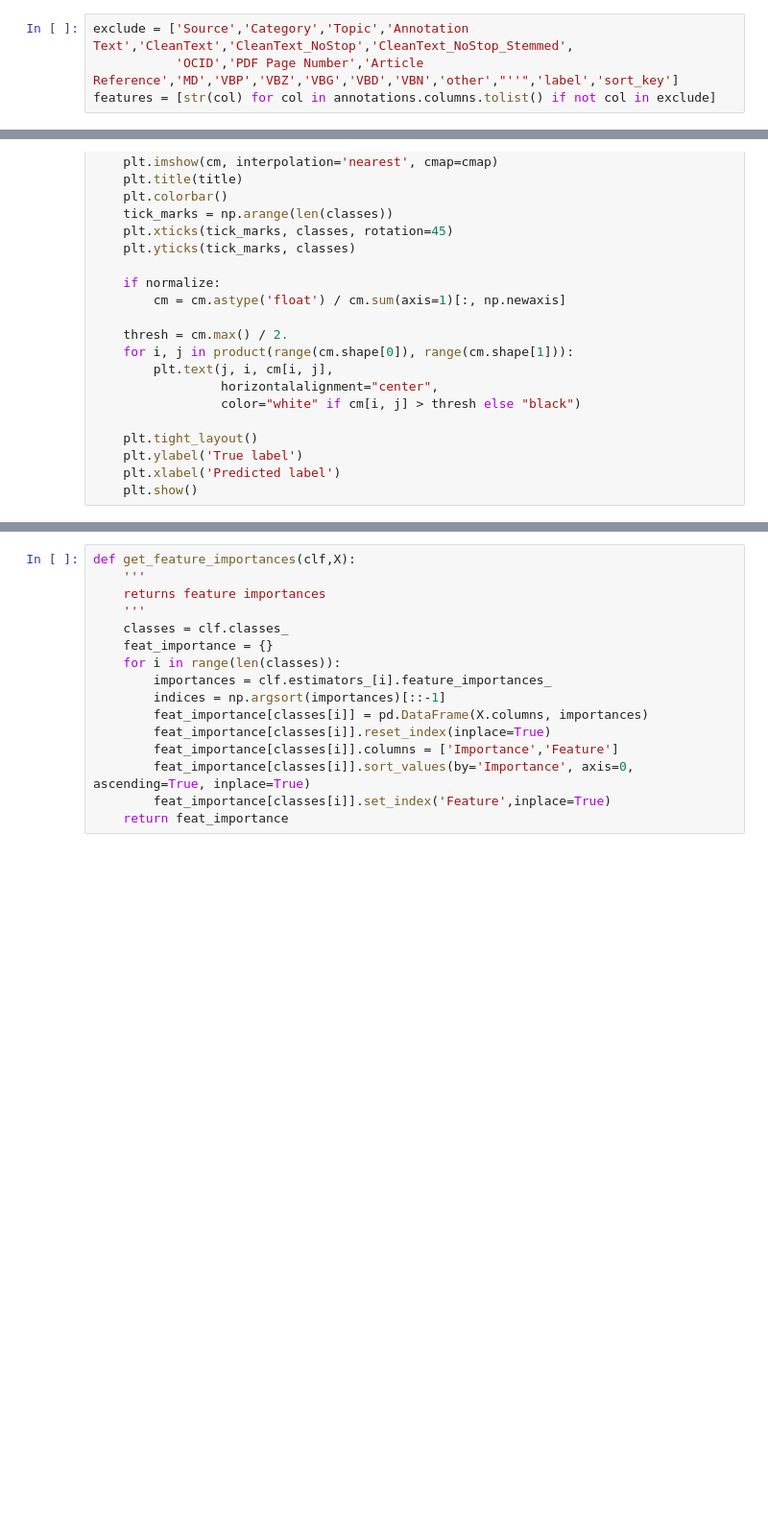
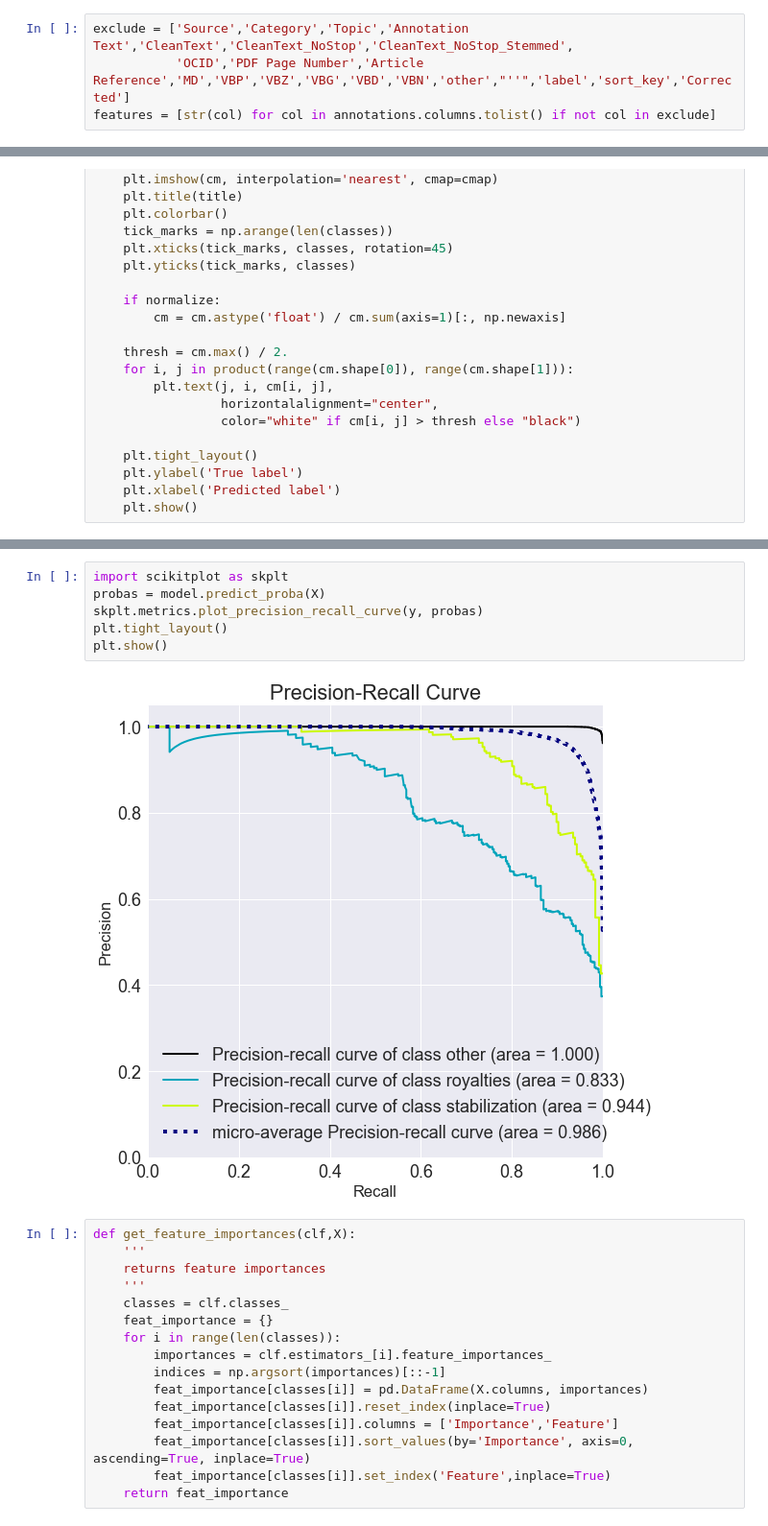
Before and after one commit to datakind/NRGI_Extractives_Contract_Toolkit, a Jupyter notebook: 6c_Annotation_Tag_Multiclass_Classifier.ipynb, the cells around one changed output, grey strips where cells are left out. Shown: that part at 96% size. Saved outputs shown, nothing was run; the diff lists cells and outputs as text; blank space fills up the shorter version.

```diff
--- a/6c_Annotation_Tag_Multiclass_Classifier.ipynb
+++ b/6c_Annotation_Tag_Multiclass_Classifier.ipynb
@@ -322,5 +339,5 @@ print tfidf.shape
 (13710, 8449)
 # %%
 exclude = ['Source','Category','Topic','Annotation Text','CleanText','CleanText_NoStop','CleanText_NoStop_Stemmed',
-           'OCID','PDF Page Number','Article Reference','MD','VBP','VBZ','VBG','VBD','VBN','other',"''",'label','sort_key']
+           'OCID','PDF Page Number','Article Reference','MD','VBP','VBZ','VBG','VBD','VBN','other',"''",'label','sort_key','Corrected']
 features = [str(col) for col in annotations.columns.tolist() if not col in exclude]
@@ -415,3 +450,11 @@ plot_confusion_matrix(cnf_matrix, classes=model.classes_,
+# %%
+import scikitplot as skplt
+probas = model.predict_proba(X)
+skplt.metrics.plot_precision_recall_curve(y, probas)
+plt.tight_layout()
+plt.show()
+# %% [output]
+[figure, added]
 # %%
 def get_feature_importances(clf,X):
     '''
```
Also changed, not shown: parts of 24 cells of this notebook, 1 other file.
